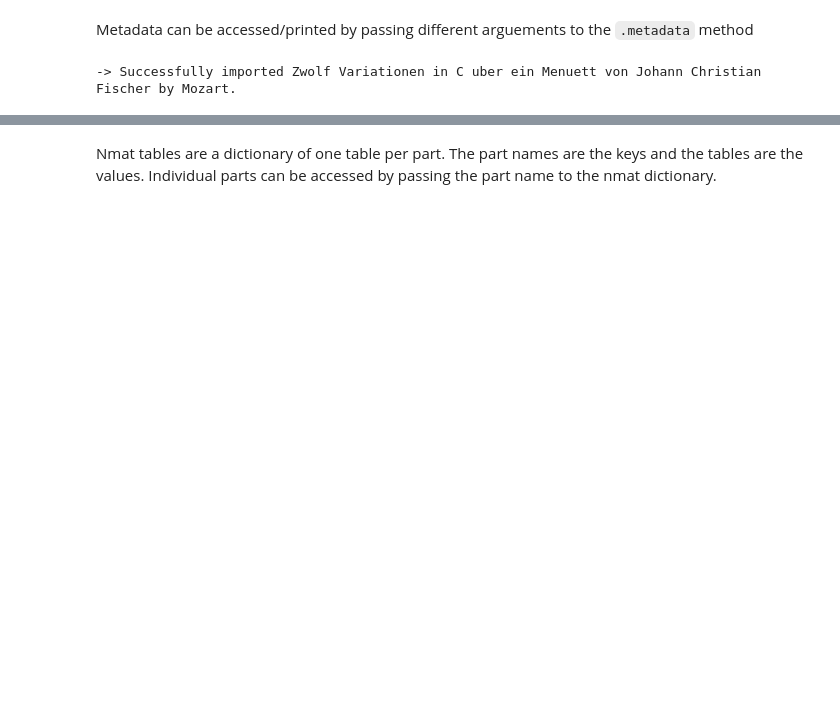
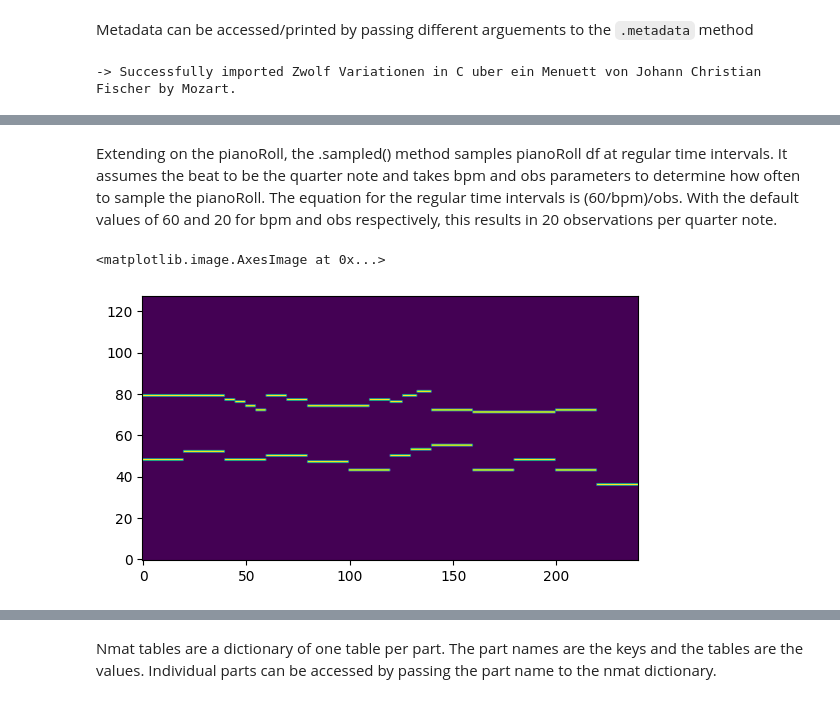
Before and after one commit to jcdevaney/pyAMPACTtutorials, a Jupyter notebook: 02-pyAMPACT_symbolic_Importing.ipynb, the cells around one changed output, grey strips where cells are left out. Drawn from its saved outputs; the diff is of its cells as text; code cells hidden in the pictures; blank space fills up the shorter version.

```diff
--- a/02-pyAMPACT_symbolic_Importing.ipynb
+++ b/02-pyAMPACT_symbolic_Importing.ipynb
@@ -40,0 +157,9 @@ print(f'-> Successfully imported {piece.metadata["title"]} by {piece.metadata["c
+# %% [markdown]
+Extending on the pianoRoll, the .sampled() method samples pianoRoll df at regular time intervals. It assumes the beat to be the quarter note and takes bpm and obs parameters to determine how often to sample the pianoRoll. The equation for the regular time intervals is (60/bpm)/obs. With the default values of 60 and 20 for bpm and obs respectively, this results in 20 observations per quarter note.
+# %%
+sampled = piece.sampled()
+# %%
+plt.imshow(sampled, origin='lower')
+# %% [output]
+<matplotlib.image.AxesImage at 0x...>
+[figure, added]
```
Also changed, not shown: parts of 30 cells of this notebook.
